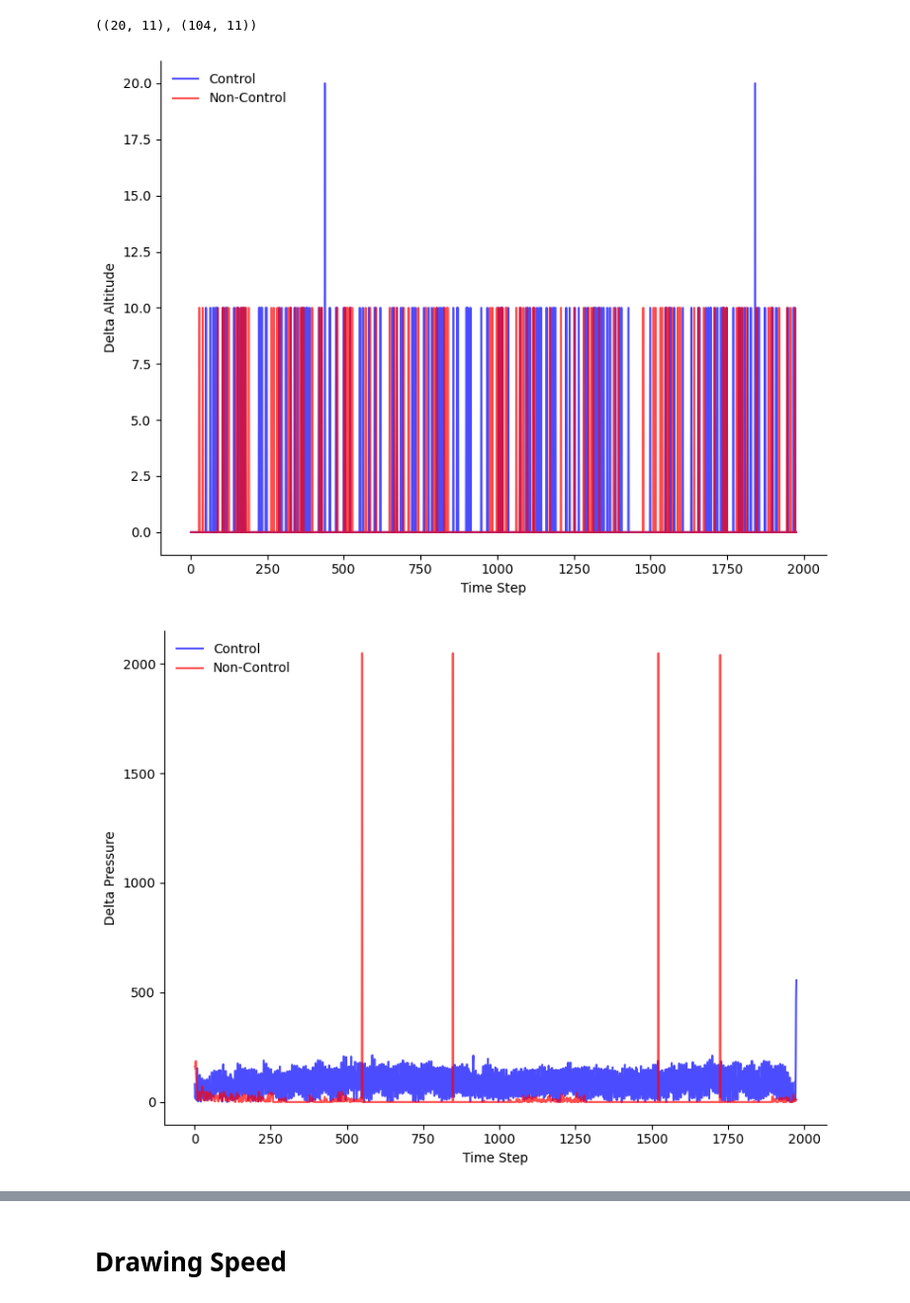
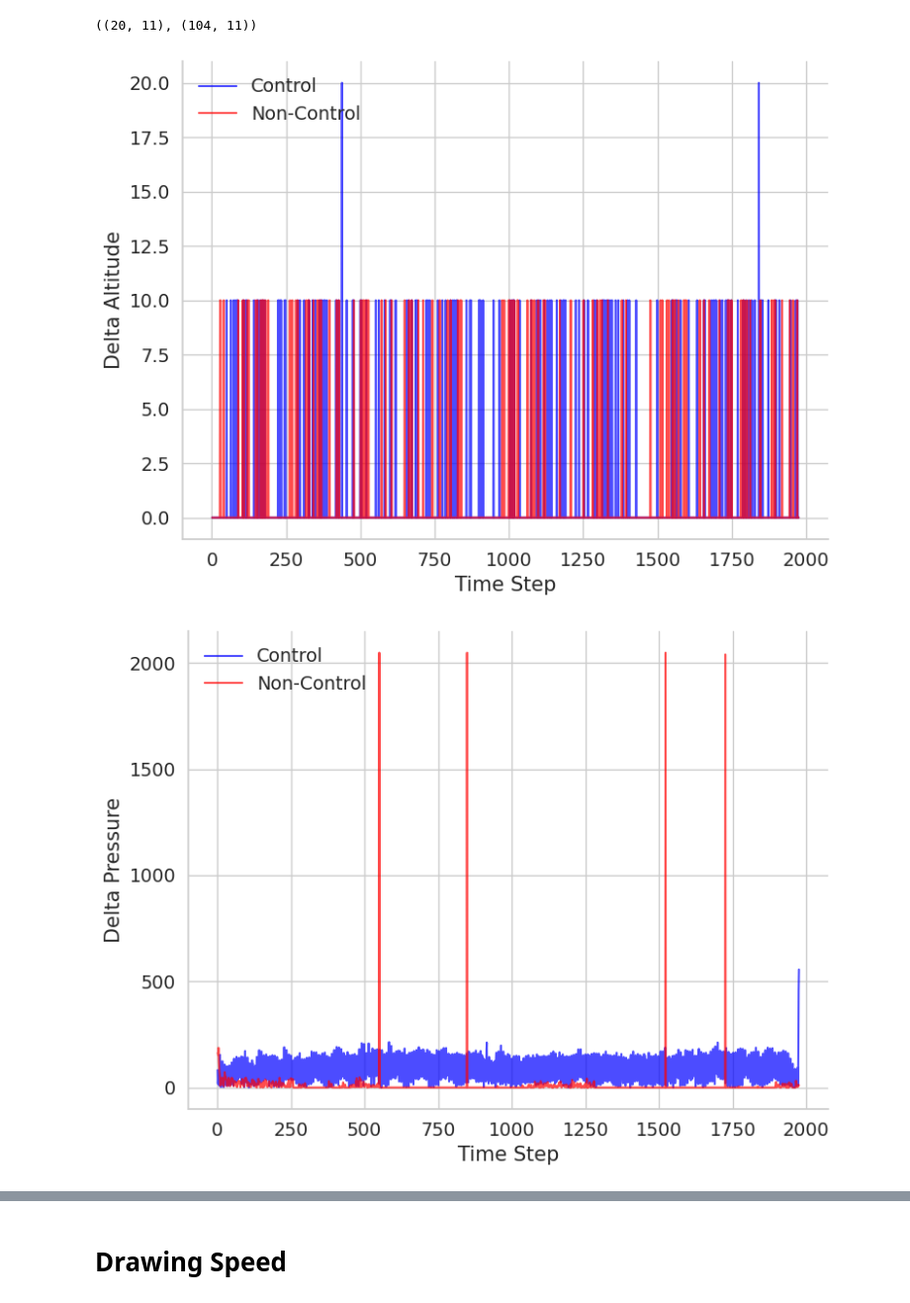
Before and after one commit to JWL16038/DATA471-Individual-Project, a Jupyter notebook: notebooks/Spirals_EDA.ipynb, the cells around one changed output, grey strips where cells are left out. Shown at 99% size. Cells and saved outputs as stored; diff of their text form; code cells hidden in the pictures.

Commit message:
Increase font size of plots by changing seaborn theme

```diff
--- a/notebooks/Spirals_EDA.ipynb
+++ b/notebooks/Spirals_EDA.ipynb
@@ -7,6 +7,9 @@ import numpy as np
 from scipy.stats import variation, f_oneway, kruskal
 from statistics import median
 import matplotlib.font_manager as font_manager
+# %%
+# font_manager.fontManager.addfont('cmuntt.ttf')
+sns.set_theme(style="whitegrid", font_scale=1.25)#, font='cmuntt')
 # %%
 root_dir = os.path.dirname(os.getcwd())
 df = pd.read_csv(os.path.join(root_dir, "data/processed/data_cleaned.csv"))
@@ -372,39 +375,39 @@ def make_delta_plot(control_df, non_control_df, plot_feature="altitude"):
     time_step = np.arange(min_length)
 
     # Merge data from the control and non control dataframes
     combined_df = pd.DataFrame({
         "time_step": np.concatenate([time_step, time_step]),
         feature: np.concatenate([control_delta, non_control_delta]),
         "group": ["Control"] * min_length + ["Non-Control"] * min_length  # String labels
     })
 
     palette = {"Control": "blue", "Non-Control": "red"}
     fig, ax = plt.subplots(figsize=(8, 6))
     sns.lineplot(
         data=combined_df,
         x="time_step",
         y=feature,
         hue="group",
         palette=palette,
         alpha=0.7
     )
     plt.xlabel('Time Step')
     plt.ylabel(name)
     # plt.title(f'{name} over Time by Session')
-    plt.legend(frameon=False, loc='best')
+    plt.legend(frameon=False, loc='upper left')
     ax.spines["top"].set_visible(False)
     ax.spines["right"].set_visible(False)
     plt.tight_layout()
     plt.savefig(os.path.join(root_dir,f"graphs/{feature}.pdf"), bbox_inches="tight")
     plt.show()
 
 make_delta_plot(control_df, non_control_df, "altitude")
 # %% [output]
-[figure, old version]
+[figure, new version]
 # %%
 make_delta_plot(control_df, non_control_df, "pressure")
 # %% [output]
-[figure, old version]
+[figure, new version]
 # %%
 make_delta_plot(control_df, non_control_df, "azimuth")
 # %% [output]
```
Also changed, not shown: parts of 5 cells of this notebook, 1 other file.
